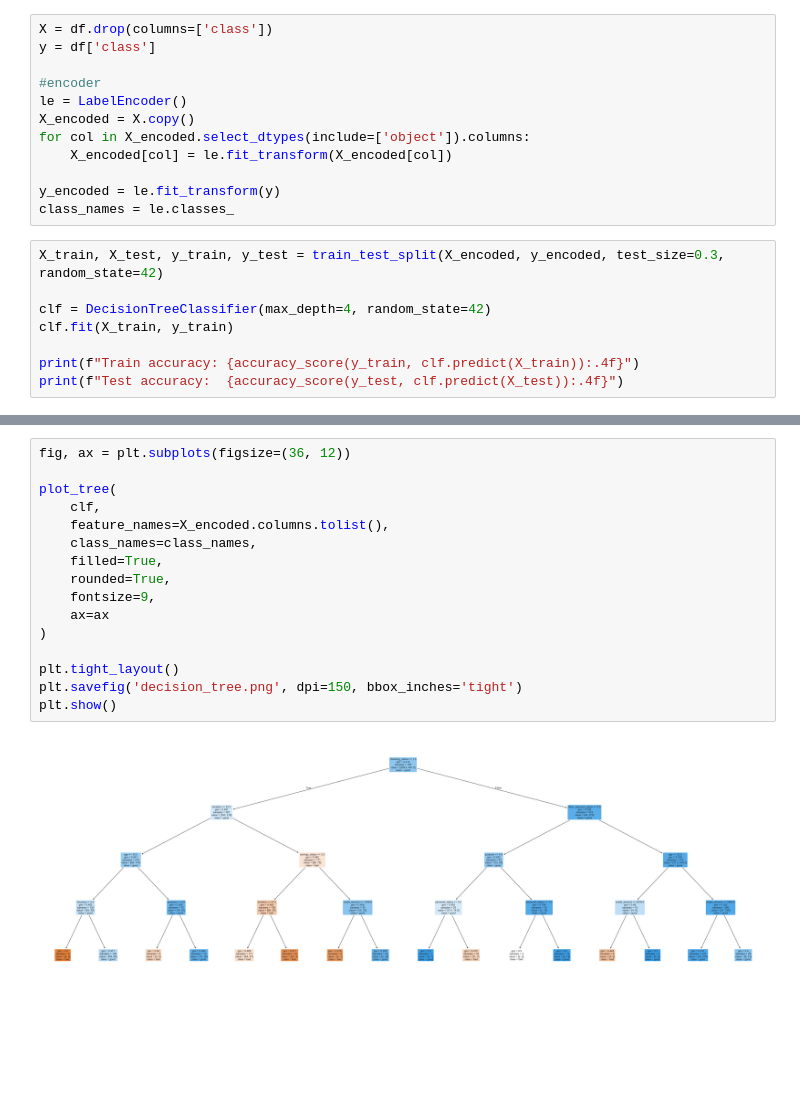
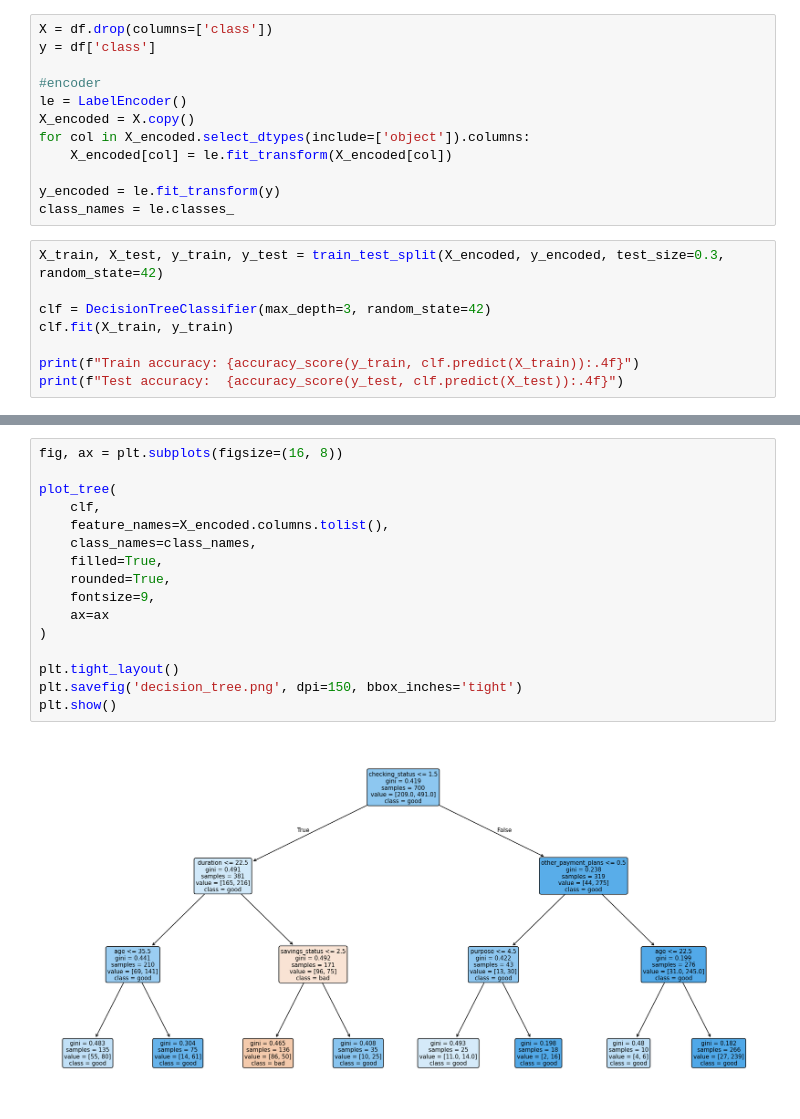
Before and after one commit to cezar03/ExplainableAI, a Jupyter notebook: xai_methods.ipynb, the cells around one changed output, grey strips where cells are left out. Saved outputs shown, nothing was run; the diff lists cells and outputs as text; blank space fills up the shorter version.

```diff
--- a/xai_methods.ipynb
+++ b/xai_methods.ipynb
@@ -489,7 +489,7 @@ class_names = le.classes_
 # %%
 X_train, X_test, y_train, y_test = train_test_split(X_encoded, y_encoded, test_size=0.3, random_state=42)
 
-clf = DecisionTreeClassifier(max_depth=4, random_state=42)
+clf = DecisionTreeClassifier(max_depth=3, random_state=42)
 clf.fit(X_train, y_train)
 
 print(f"Train accuracy: {accuracy_score(y_train, clf.predict(X_train)):.4f}")
@@ -514,21 +514,21 @@ plt.show()
 # %%
-fig, ax = plt.subplots(figsize=(36, 12))
+fig, ax = plt.subplots(figsize=(16, 8))
 
 plot_tree(
     clf,
     feature_names=X_encoded.columns.tolist(),
     class_names=class_names,
     filled=True,
     rounded=True,
     fontsize=9,
     ax=ax
 )
 
 plt.tight_layout()
 plt.savefig('decision_tree.png', dpi=150, bbox_inches='tight')
 plt.show()
 # %% [output]
-[figure, old version]
+[figure, new version]
 # %%
 from sklearn.tree import export_text
 
```
Also changed, not shown: parts of 6 cells of this notebook, 1 other file.
